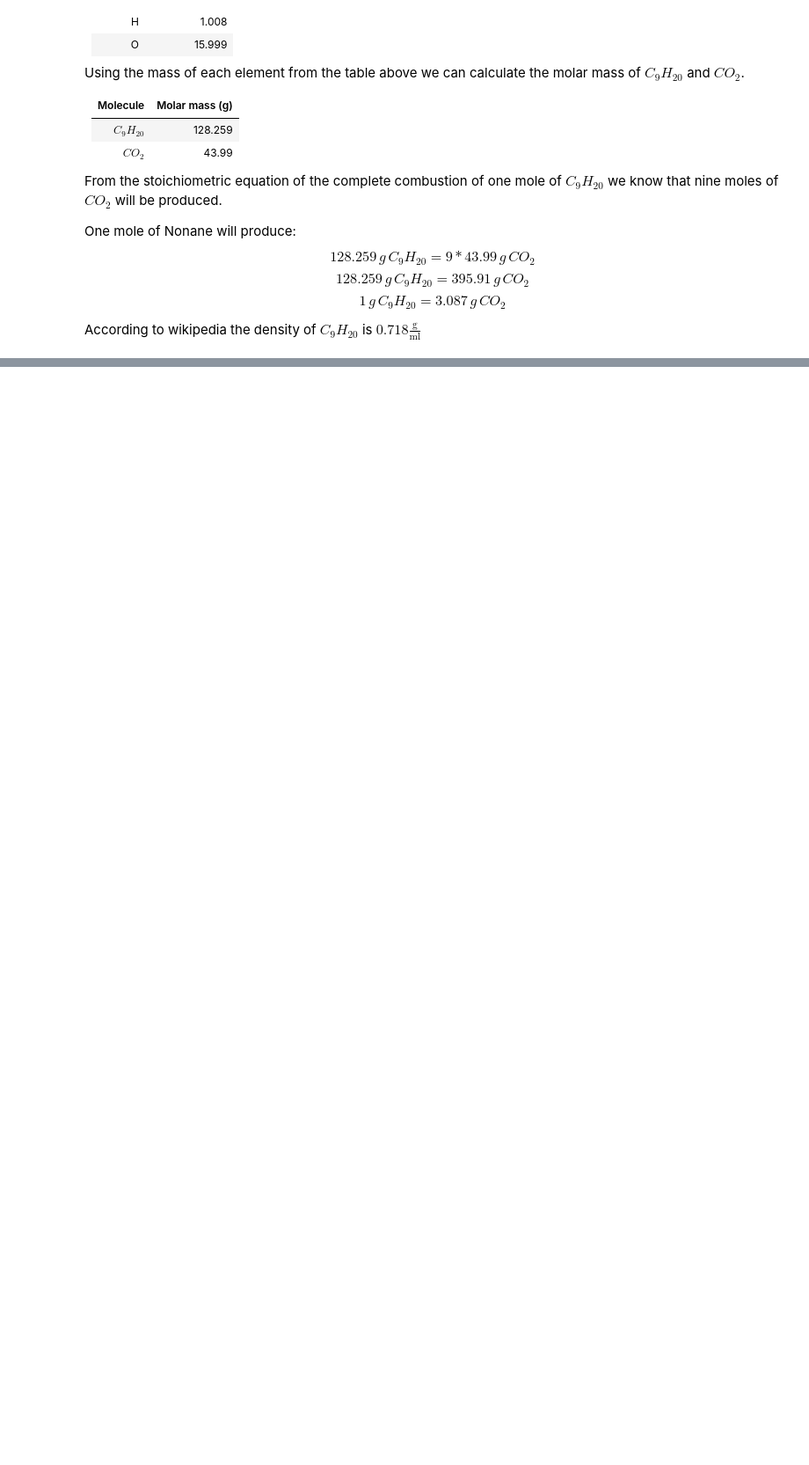
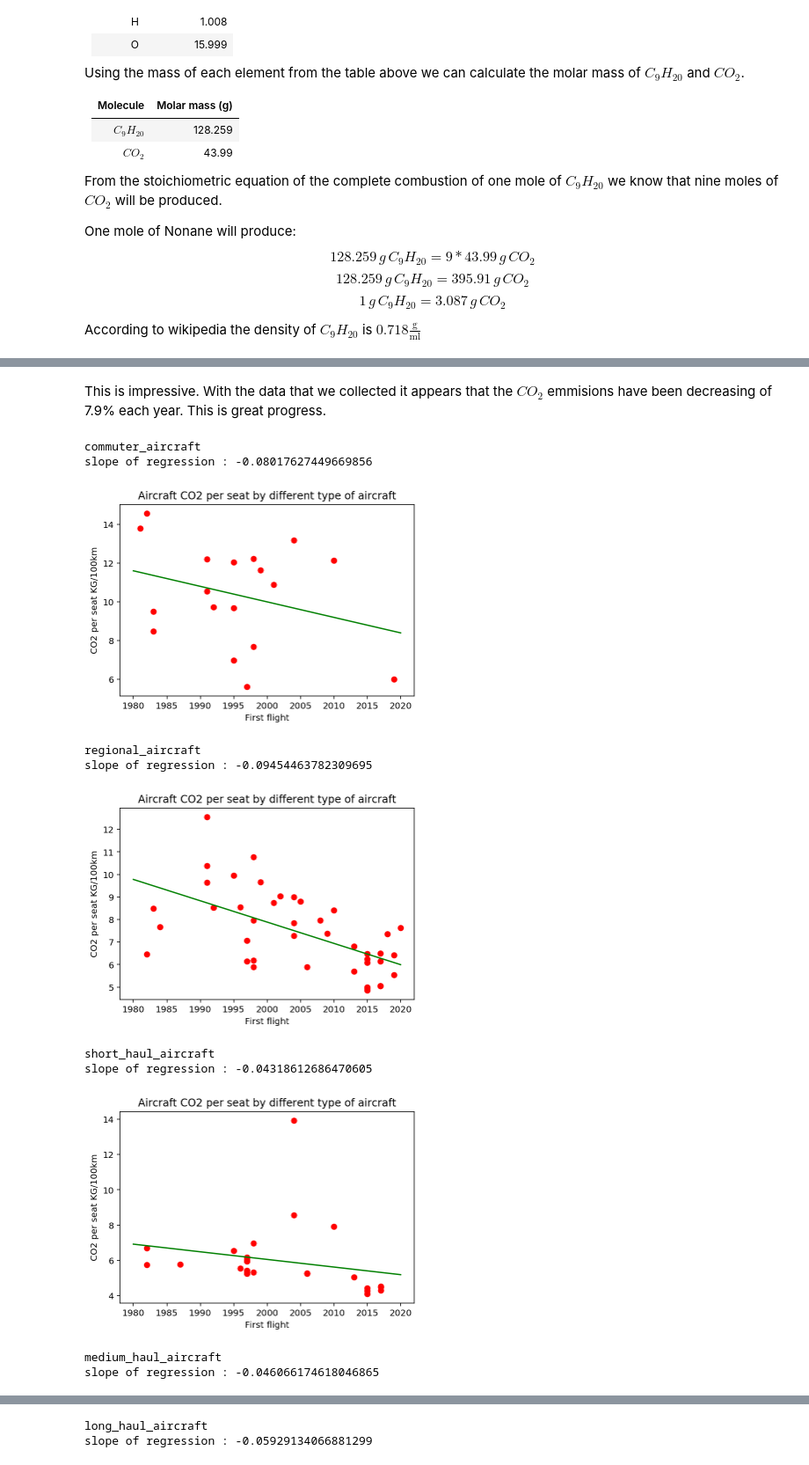
Before and after one commit to Jmion/aviation-co2-impact, a Jupyter notebook: Aviation_global_emissions.ipynb, the cells around one changed output, grey strips where cells are left out. Shown at 88% size. Cells and saved outputs as stored; diff of their text form; code cells hidden in the pictures; blank space fills up the shorter version.

```diff
--- a/Aviation_global_emissions.ipynb
+++ b/Aviation_global_emissions.ipynb
@@ -81,0 +57,12 @@ dtype: float64
+# %%
+DENSITY_OF_NONANE = 0.718
+CO2_PER_G_OF_NONANE = 3.087
+
+def add_co2_per_seat(data: pd.DataFrame) -> pd.DataFrame:
+    data['CO2 per seat KG/100km'] = data['Fuel per seat L/100km'].apply(lambda x: x * DENSITY_OF_NONANE * CO2_PER_G_OF_NONANE)
+    return
+# %%
+"""Adding CO2 per seat using math and chemistry described above and label on what type of plane category it is in"""
+for a in aircraft_data:
+    add_co2_per_seat(a[0])
+    a[0]["Aircraft type"] = a[1]
@@ -90,0 +156,18 @@ dtype: float64
+# %% [markdown]
+This is impressive. With the data that we collected it appears that the $CO_2$ emmisions have been decreasing of 7.9% each year. This is great progress.
+# %%
+for a in aircraft_data:
+    print(a[1])
+    linear_regression_of_co2_per_seat(a[0])
+# %% [output]
+commuter_aircraft
+slope of regression : -0.08017627449669856
+[figure, added]
+regional_aircraft
+slope of regression : -0.09454463782309695
+[figure, added]
+short_haul_aircraft
+slope of regression : -0.04318612686470605
+[figure, added]
+medium_haul_aircraft
+slope of regression : -0.046066174618046865
@@ -90,0 +175,2 @@ dtype: float64
+long_haul_aircraft
+slope of regression : -0.05929134066881299
```
Also changed, not shown: parts of 19 cells of this notebook.
